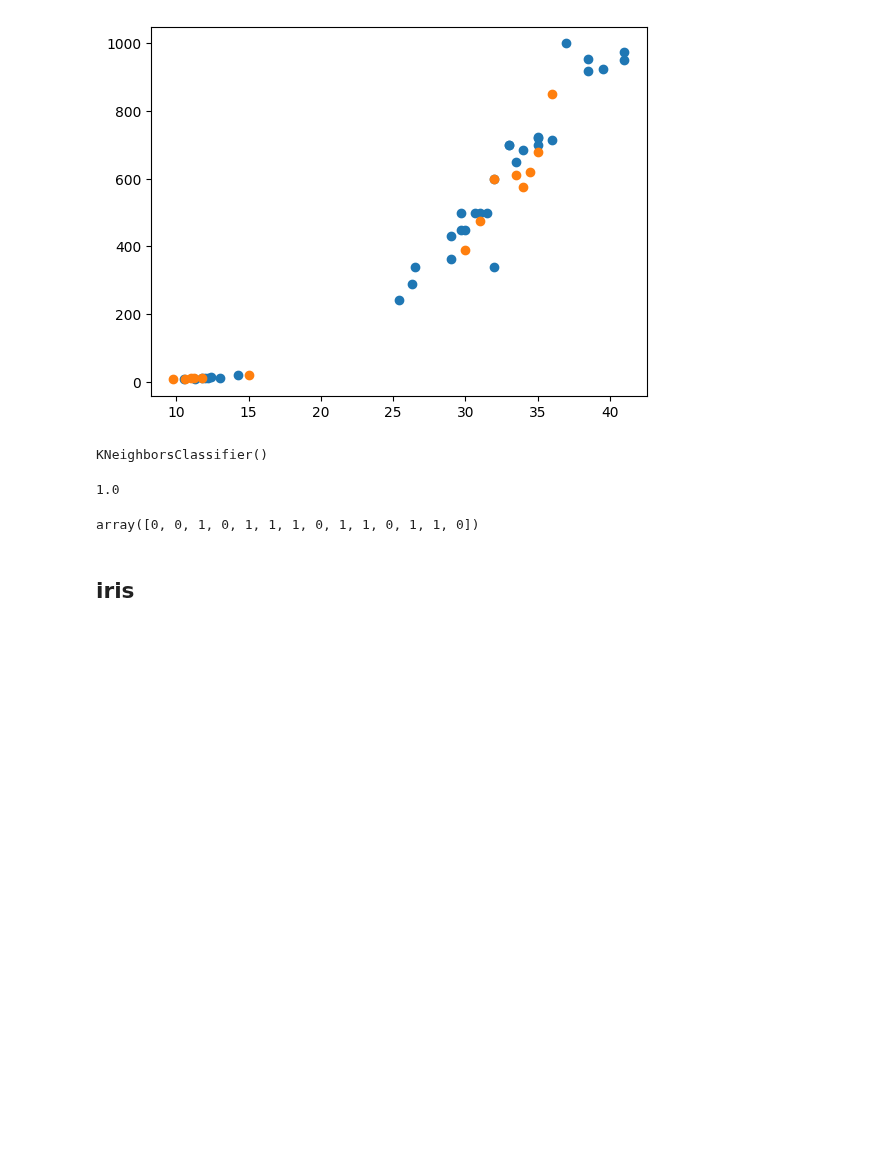
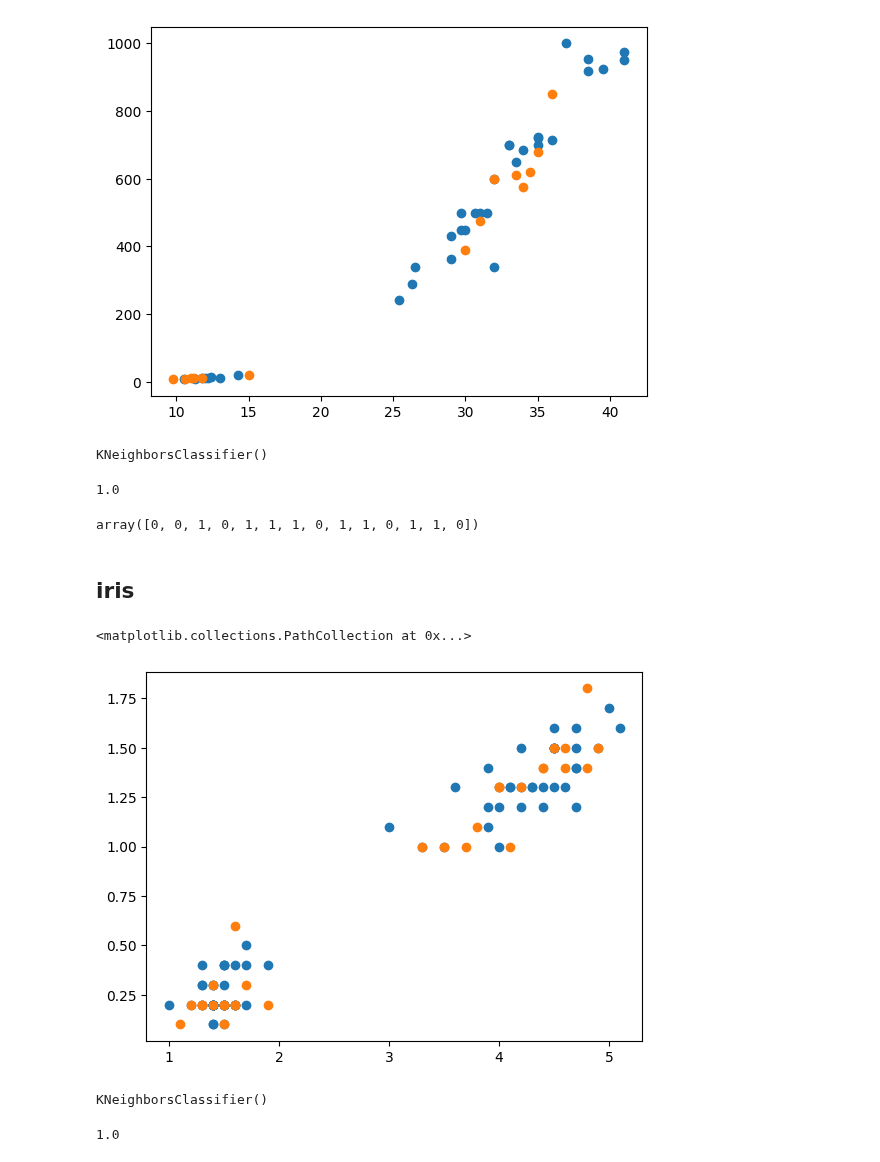
Before and after one commit to seoyoung1203/ML, a Jupyter notebook: 2-1.ipynb, the cells around one changed output. Cells and saved outputs as stored; diff of their text form; code cells hidden in the pictures; blank space fills up the shorter version.

```diff
--- a/2-1.ipynb
+++ b/2-1.ipynb
@@ -89,0 +96,3 @@ iris = sns.load_dataset('iris')
+# %%
+setosa_count = iris.loc[iris['species'] == 'setosa'].shape[0]
+versicolor_count = iris.loc[iris['species'] == 'versicolor'].shape[0]
@@ -89,0 +102,18 @@ iris = sns.load_dataset('iris')
+# %%
+import random
+
+index = list(range(setosa_count + versicolor_count))
+random.shuffle(index)
+# index
+# %%
+train_input = iris_data[index[:70]]
+train_target = iris_target[index[:70]]
+# %%
+test_input = iris_data[index[70:]]
+test_target = iris_target[index[70:]]
+# %%
+plt.scatter(train_input[:, 0], train_input[:, 1])
+plt.scatter(test_input[:, 0], test_input[:, 1])
+# %% [output]
+<matplotlib.collections.PathCollection at 0x...>
+[figure, added]
@@ -89,0 +124,8 @@ iris = sns.load_dataset('iris')
+# %%
+kn.fit(train_input, train_target)
+# %% [output]
+KNeighborsClassifier()
+# %%
+kn.score(test_input, test_target)
+# %% [output]
+1.0
```
Also changed, not shown: parts of 4 cells of this notebook.
